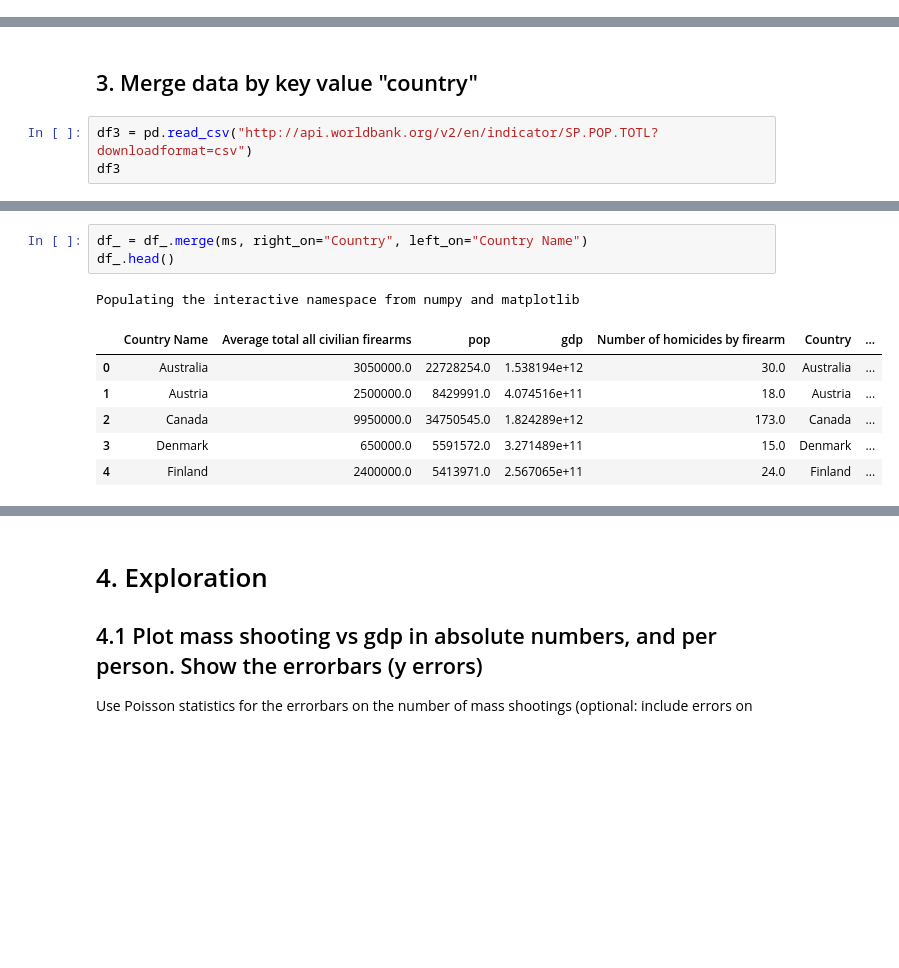
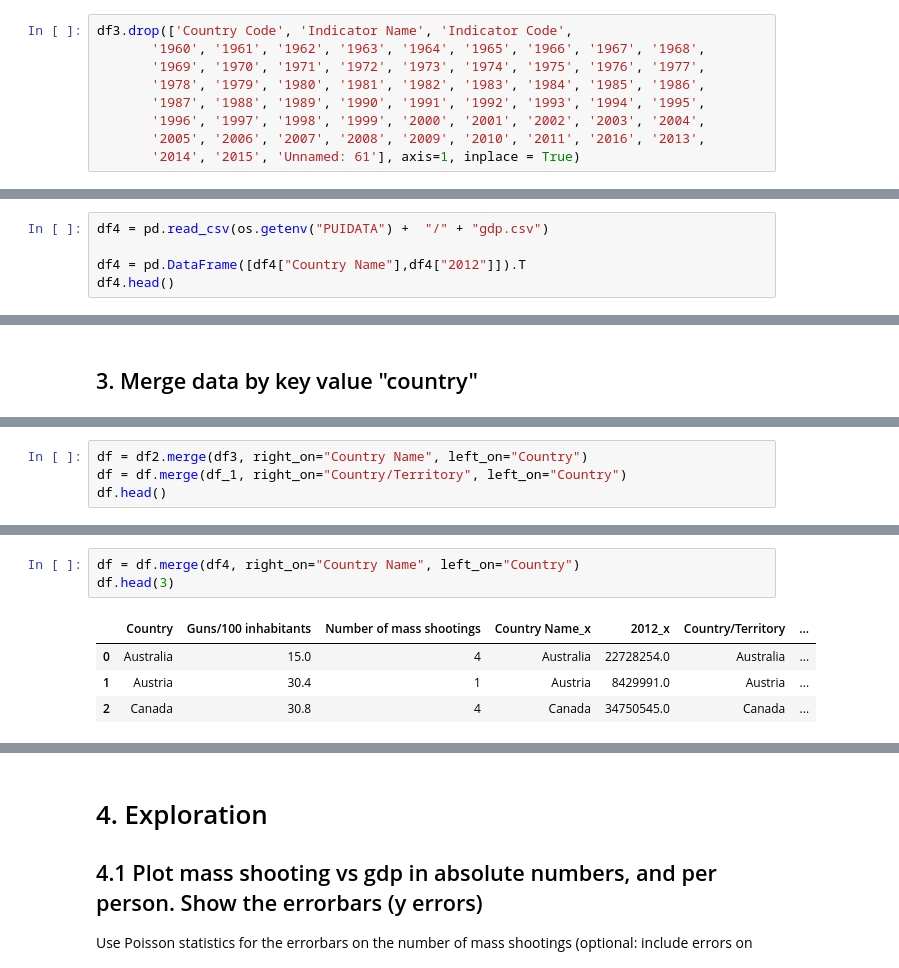
Before and after one commit to DishT/PUI2017_cct367, a Jupyter notebook: HW5_cct367/HW5_3.ipynb, the cells around one changed output, grey strips where cells are left out. Drawn from its saved outputs; the diff is of its cells as text; blank space fills up the shorter version.

```diff
--- a/HW5_cct367/HW5_3.ipynb
+++ b/HW5_cct367/HW5_3.ipynb
@@ -62,0 +125,9 @@ df_1.head()
+# %%
+df3.drop(['Country Code', 'Indicator Name', 'Indicator Code',
+       '1960', '1961', '1962', '1963', '1964', '1965', '1966', '1967', '1968',
+       '1969', '1970', '1971', '1972', '1973', '1974', '1975', '1976', '1977',
+       '1978', '1979', '1980', '1981', '1982', '1983', '1984', '1985', '1986',
+       '1987', '1988', '1989', '1990', '1991', '1992', '1993', '1994', '1995',
+       '1996', '1997', '1998', '1999', '2000', '2001', '2002', '2003', '2004',
+       '2005', '2006', '2007', '2008', '2009', '2010', '2011', '2016', '2013',
+       '2014', '2015', 'Unnamed: 61'], axis=1, inplace = True)
@@ -62,0 +143,5 @@ df_1.head()
+# %%
+df4 = pd.read_csv(os.getenv("PUIDATA") +  "/" + "gdp.csv")
+
+df4 = pd.DataFrame([df4["Country Name"],df4["2012"]]).T
+df4.head()
@@ -64,6 +156,3 @@ df_1.head()
 ## 2. Drop the irrelavant Data
 # %% [markdown]
 ## 3. Merge data by key value "country"
-# %%
-df3 = pd.read_csv("http://api.worldbank.org/v2/en/indicator/SP.POP.TOTL?downloadformat=csv")
-df3
@@ -80,0 +159,4 @@ div
+# %%
+df = df2.merge(df3, right_on="Country Name", left_on="Country")
+df = df.merge(df_1, right_on="Country/Territory", left_on="Country")
+df.head()
@@ -81,11 +170,8 @@ div
 # %%
-df_ = df_.merge(ms, right_on="Country", left_on="Country Name")
-df_.head()
+df = df.merge(df4, right_on="Country Name", left_on="Country")
+df.head(3)
 # %% [output]
-Populating the interactive namespace from numpy and matplotlib
-|  | Country Name | Average total all civilian firearms | pop | gdp | Number of homicides by firearm | Country | ... |
-| 0 | Australia | 3050000.0 | 22728254.0 | 1.538194e+12 | 30.0 | Australia | ... |
-| 1 | Austria | 2500000.0 | 8429991.0 | 4.074516e+11 | 18.0 | Austria | ... |
-| 2 | Canada | 9950000.0 | 34750545.0 | 1.824289e+12 | 173.0 | Canada | ... |
-| 3 | Denmark | 650000.0 | 5591572.0 | 3.271489e+11 | 15.0 | Denmark | ... |
-| 4 | Finland | 2400000.0 | 5413971.0 | 2.567065e+11 | 24.0 | Finland | ... |
+|  | Country | Guns/100 inhabitants | Number of mass shootings | Country Name_x | 2012_x | Country/Territory | ... |
+| 0 | Australia | 15.0 | 4 | Australia | 22728254.0 | Australia | ... |
+| 1 | Austria | 30.4 | 1 | Austria | 8429991.0 | Austria | ... |
+| 2 | Canada | 30.8 | 4 | Canada | 34750545.0 | Canada | ... |
```
Also changed, not shown: parts of 44 cells of this notebook.
